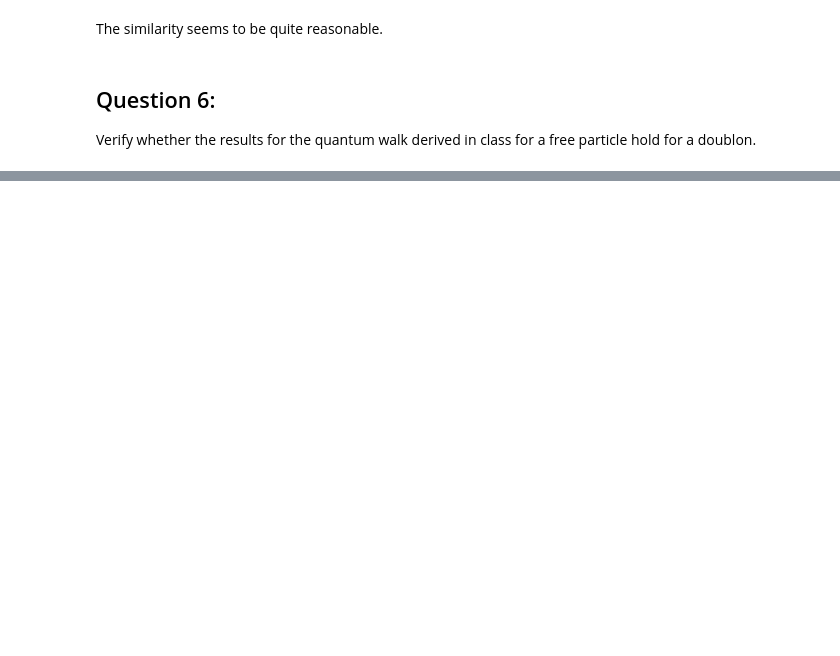
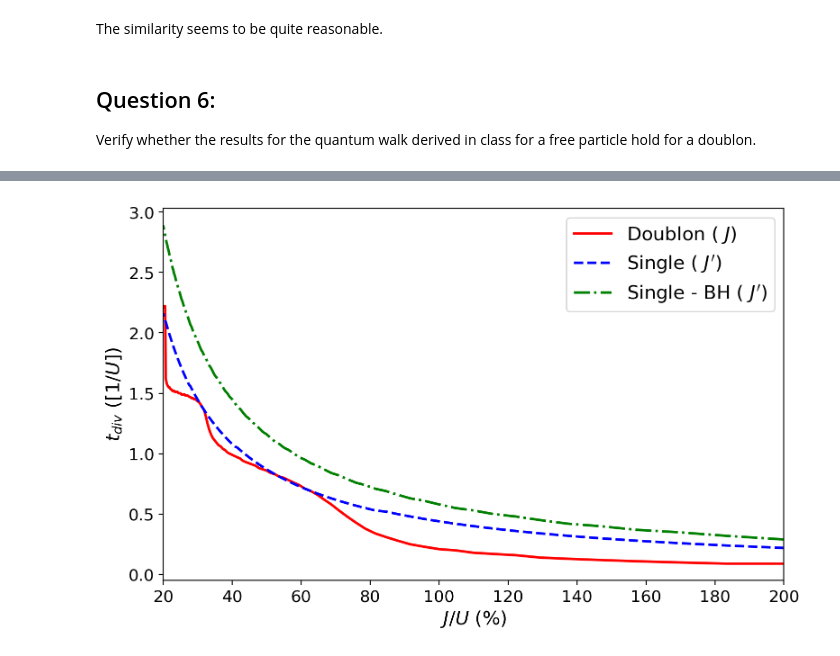
Before and after one commit to FrancoAquistapace/Two_particle_dynamics, a Jupyter notebook: project_notebook.ipynb, the cells around one changed output, grey strips where cells are left out. Saved outputs shown, nothing was run; the diff lists cells and outputs as text; code cells hidden in the pictures; blank space fills up the shorter version.

```diff
--- a/project_notebook.ipynb
+++ b/project_notebook.ipynb
@@ -1023,0 +987,37 @@ plt.savefig('div_t_doublon_vs_single_extnd_range.png',
+# %%
+# With our new function we can now see how the divergence time
+# depends on J/U
+U_vals = np.linspace(0.5,5, num=100)
+t_div = np.array([get_divergence_time(u) for u in U_vals])
+
+# Initialize fig
+FONTSIZE = 15
+fig, ax = plt.subplots(figsize=(8, 5), nrows=1, ncols=1,
+                       dpi=200)
+
+# Plot results
+for i in range(3):
+    if i == 0:
+        label = r'Doublon ( $J$)'
+        ls='-'
+        c='r'
+    elif i == 1:
+        label = r'Single ( $J^\prime$)'
+        ls='--'
+        c='b'
+    else:
+        label = r'Single - BH ( $J^\prime$)'
+        ls='-.'
+        c='g'
+    ax.plot(100/U_vals, t_div[:,i], label=label, c=c, lw=2, ls=ls)
+
+ax.set_xlim(left=100/np.max(U_vals), right=100/np.min(U_vals))
+ax.set_xlabel(r'$J$/$U$ (%)', fontsize=FONTSIZE)
+ax.set_ylabel(r'$t_{div}$ ($[1/U]$)', fontsize=FONTSIZE)
+ax.legend(fontsize=FONTSIZE)
+plt.tick_params(labelsize=FONTSIZE-2)
+plt.tight_layout()
+plt.savefig('div_t_doublon_vs_single_extnd_range.png',
+            dpi=200);
+# %% [output]
+[figure, added]
```
Also changed, not shown: parts of 7 cells of this notebook, 4 other files.
